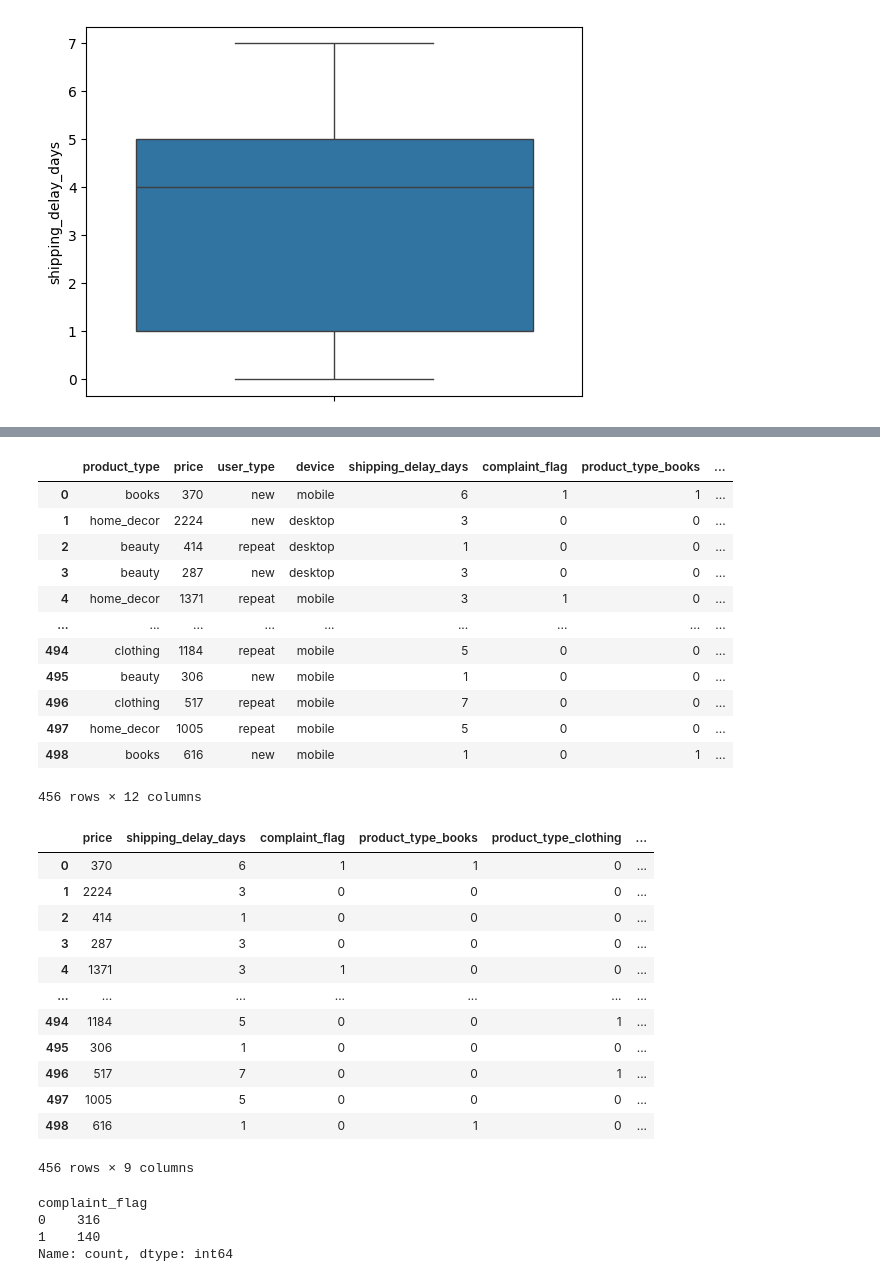
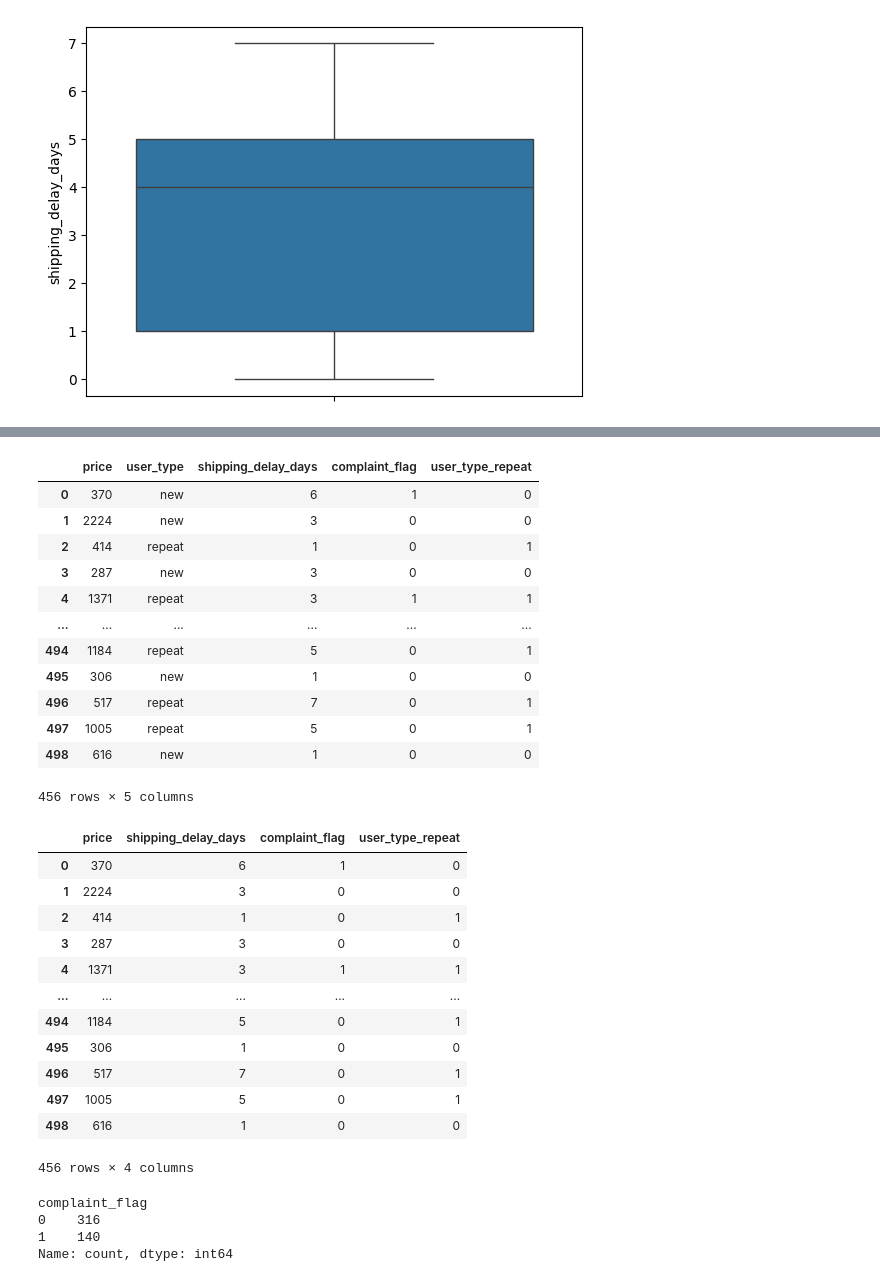
Before and after one commit to Hithasethu/e-comm-classification, a Jupyter notebook: ecommerce.ipynb, the cells around one changed output, grey strips where cells are left out. Drawn from its saved outputs; the diff is of its cells as text; code cells hidden in the pictures.

```diff
--- a/ecommerce.ipynb
+++ b/ecommerce.ipynb
@@ -124,3 +170,5 @@ Text(0.5, 1.0, 'Different Product')
+# %%
+df.drop(['device','product_type'],axis=1,inplace=True)
 # %%
 sns.boxplot(df['price'])
 # %% [output]
@@ -146,6 +194,6 @@ sns.boxplot(df['shipping_delay_days'])
 <Axes: ylabel='shipping_delay_days'>
 [figure]
 # %%
-df_e=pd.get_dummies(df[['product_type','user_type','device']],drop_first=True,dtype=int)
+df_e=pd.get_dummies(df[['user_type']],drop_first=True,dtype=int)
 df_e
 # %% [output]
@@ -166,36 +214,36 @@ df_e
 df1=pd.concat([df,df_e],axis=1)
 df1
 # %% [output]
-|  | product_type | price | user_type | device | shipping_delay_days | complaint_flag | product_type_books | ... |
-| 0 | books | 370 | new | mobile | 6 | 1 | 1 | ... |
-| 1 | home_decor | 2224 | new | desktop | 3 | 0 | 0 | ... |
-| 2 | beauty | 414 | repeat | desktop | 1 | 0 | 0 | ... |
-| 3 | beauty | 287 | new | desktop | 3 | 0 | 0 | ... |
-| 4 | home_decor | 1371 | repeat | mobile | 3 | 1 | 0 | ... |
-| ... | ... | ... | ... | ... | ... | ... | ... | ... |
-| 494 | clothing | 1184 | repeat | mobile | 5 | 0 | 0 | ... |
-| 495 | beauty | 306 | new | mobile | 1 | 0 | 0 | ... |
-| 496 | clothing | 517 | repeat | mobile | 7 | 0 | 0 | ... |
-| 497 | home_decor | 1005 | repeat | mobile | 5 | 0 | 0 | ... |
-| 498 | books | 616 | new | mobile | 1 | 0 | 1 | ... |
+|  | price | user_type | shipping_delay_days | complaint_flag | user_type_repeat |
+| 0 | 370 | new | 6 | 1 | 0 |
+| 1 | 2224 | new | 3 | 0 | 0 |
+| 2 | 414 | repeat | 1 | 0 | 1 |
+| 3 | 287 | new | 3 | 0 | 0 |
+| 4 | 1371 | repeat | 3 | 1 | 1 |
+| ... | ... | ... | ... | ... | ... |
+| 494 | 1184 | repeat | 5 | 0 | 1 |
+| 495 | 306 | new | 1 | 0 | 0 |
+| 496 | 517 | repeat | 7 | 0 | 1 |
+| 497 | 1005 | repeat | 5 | 0 | 1 |
+| 498 | 616 | new | 1 | 0 | 0 |
-456 rows × 12 columns
+456 rows × 5 columns
 # %%
-df1.drop(['product_type','user_type','device'],axis=1,inplace=True)
+df1.drop(['user_type'],axis=1,inplace=True)
 df1
 # %% [output]
-|  | price | shipping_delay_days | complaint_flag | product_type_books | product_type_clothing | ... |
-| 0 | 370 | 6 | 1 | 1 | 0 | ... |
-| 1 | 2224 | 3 | 0 | 0 | 0 | ... |
-| 2 | 414 | 1 | 0 | 0 | 0 | ... |
-| 3 | 287 | 3 | 0 | 0 | 0 | ... |
-| 4 | 1371 | 3 | 1 | 0 | 0 | ... |
-| ... | ... | ... | ... | ... | ... | ... |
-| 494 | 1184 | 5 | 0 | 0 | 1 | ... |
-| 495 | 306 | 1 | 0 | 0 | 0 | ... |
-| 496 | 517 | 7 | 0 | 0 | 1 | ... |
-| 497 | 1005 | 5 | 0 | 0 | 0 | ... |
-| 498 | 616 | 1 | 0 | 1 | 0 | ... |
+|  | price | shipping_delay_days | complaint_flag | user_type_repeat |
+| 0 | 370 | 6 | 1 | 0 |
+| 1 | 2224 | 3 | 0 | 0 |
+| 2 | 414 | 1 | 0 | 1 |
+| 3 | 287 | 3 | 0 | 0 |
+| 4 | 1371 | 3 | 1 | 1 |
+| ... | ... | ... | ... | ... |
+| 494 | 1184 | 5 | 0 | 1 |
+| 495 | 306 | 1 | 0 | 0 |
+| 496 | 517 | 7 | 0 | 1 |
+| 497 | 1005 | 5 | 0 | 1 |
+| 498 | 616 | 1 | 0 | 0 |
-456 rows × 9 columns
+456 rows × 4 columns
 # %%
 df['complaint_flag'].value_counts()
 # %% [output]
```
Also changed, not shown: parts of 13 cells of this notebook, 1 other file.
